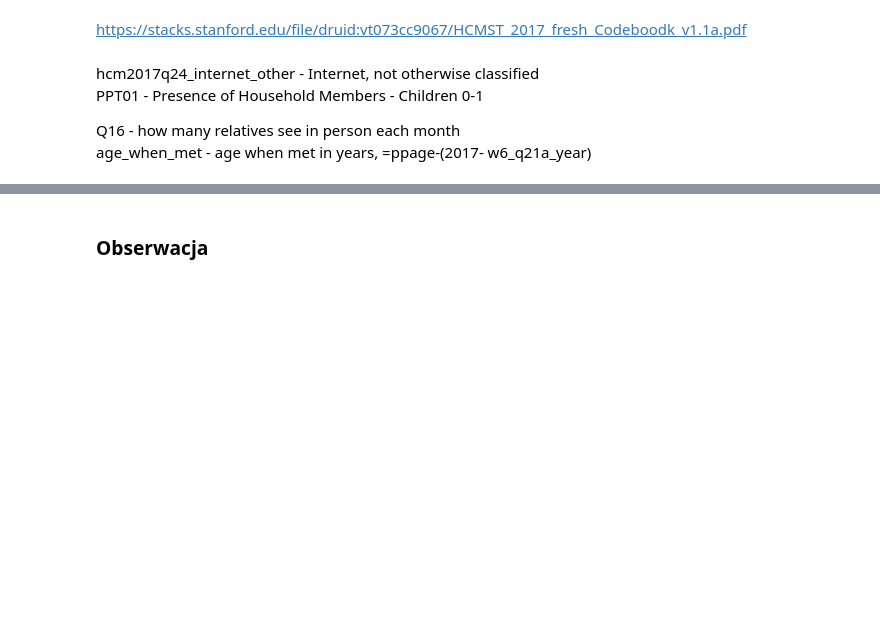
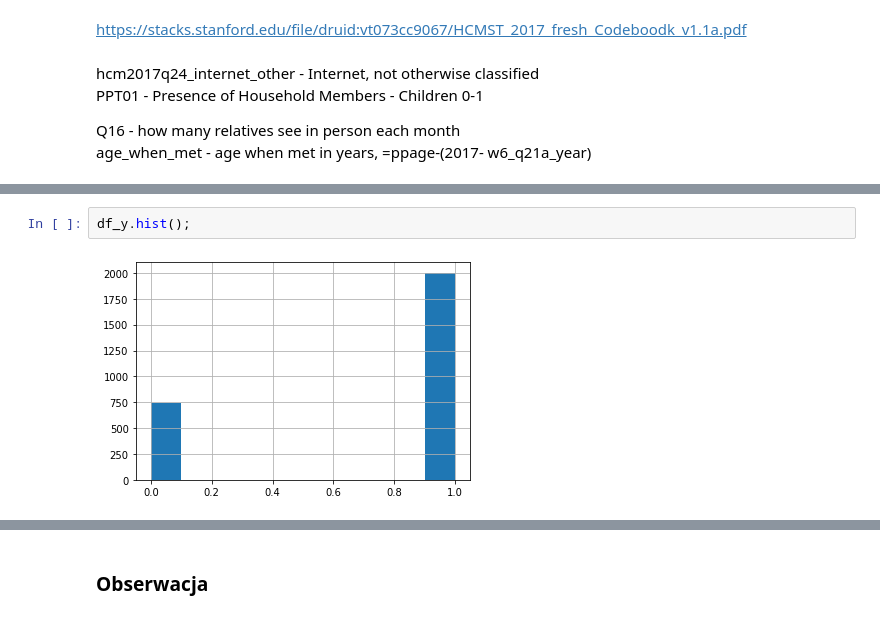
Before and after one commit to BartekKrzepkowski/Explainable-Machine-Learning-XAI-, a Jupyter notebook: BartlomiejKrzepkowskiPD10.ipynb, the cells around one changed output, grey strips where cells are left out. Cells and saved outputs as stored; diff of their text form; blank space fills up the shorter version.

```diff
--- a/BartlomiejKrzepkowskiPD10.ipynb
+++ b/BartlomiejKrzepkowskiPD10.ipynb
@@ -56,0 +80,4 @@ age_when_met - age when met in years, =ppage-(2017- w6_q21a_year)
+# %%
+df_y.hist();
+# %% [output]
+[figure, added]
```
Also changed, not shown: parts of 20 cells of this notebook.
